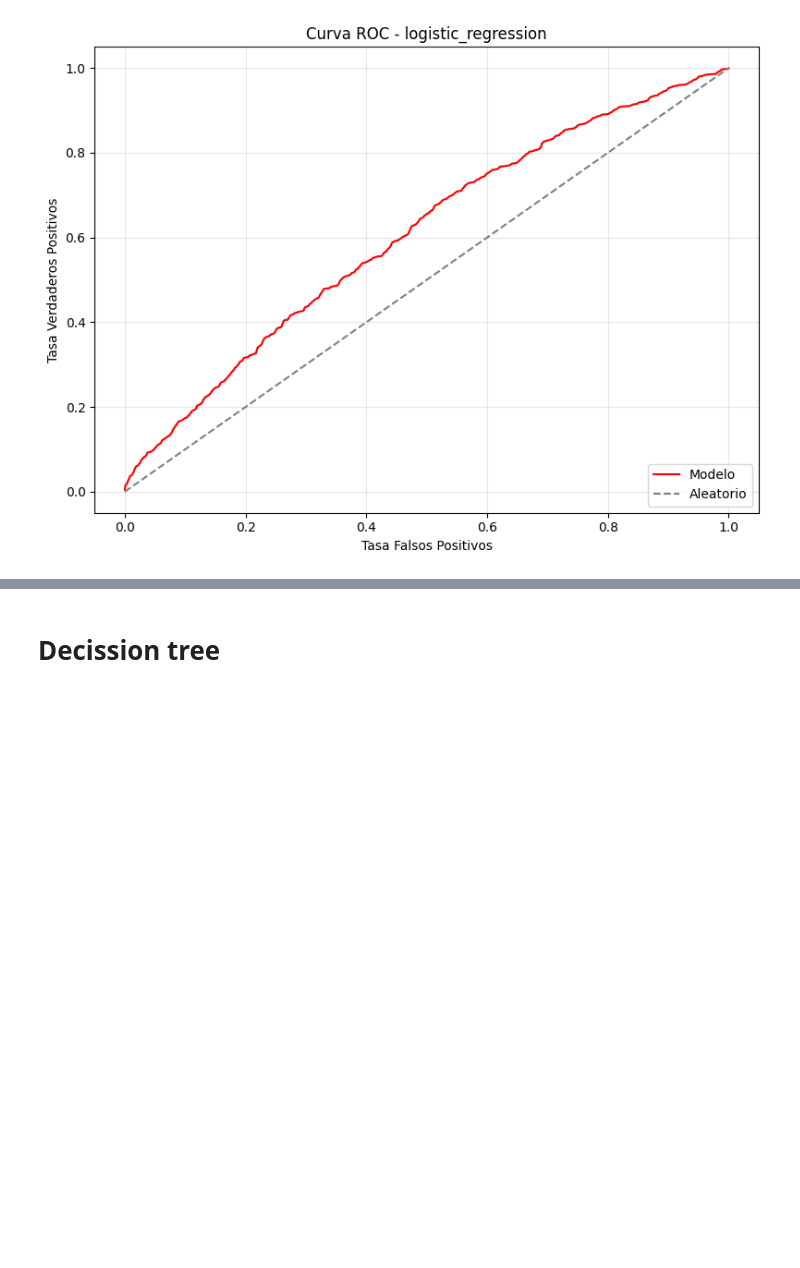
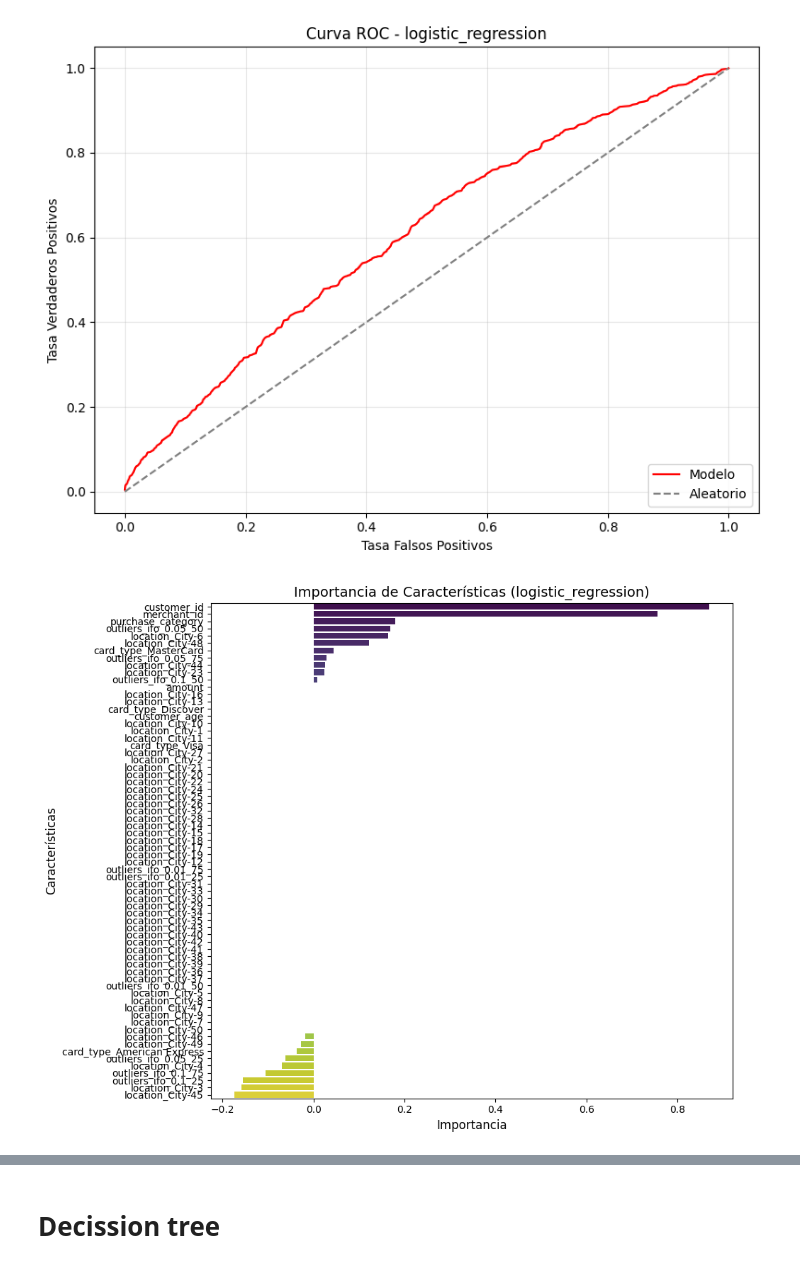
Before and after one commit to Rcm89/laboratorio8-leccion08-preprocesamiento-logistica, a Jupyter notebook: Modelo1/laboratorio8-leccion10-ensamble.ipynb, the cells around one changed output, grey strips where cells are left out. Saved outputs shown, nothing was run; the diff lists cells and outputs as text; code cells hidden in the pictures; blank space fills up the shorter version.

```diff
--- a/Modelo1/laboratorio8-leccion10-ensamble.ipynb
+++ b/Modelo1/laboratorio8-leccion10-ensamble.ipynb
@@ -119,3 +116,8 @@ A continuación sacamos la curva ROC
 logistica.plot_curva_roc("logistic_regression")
 # %% [output]
 [figure]
+# %%
+
+logistica.importancia_predictores("logistic_regression")
+# %% [output]
+[figure, added]
```
Also changed, not shown: parts of 12 cells of this notebook, 2 other files.
